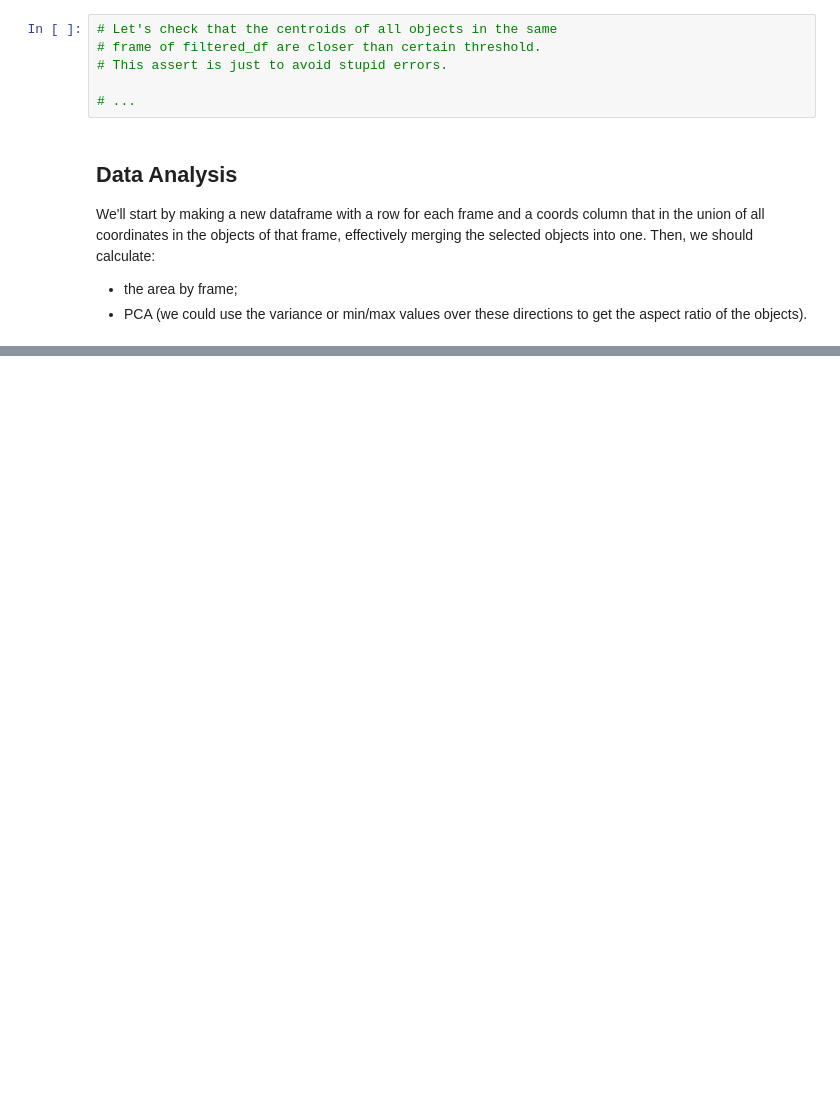
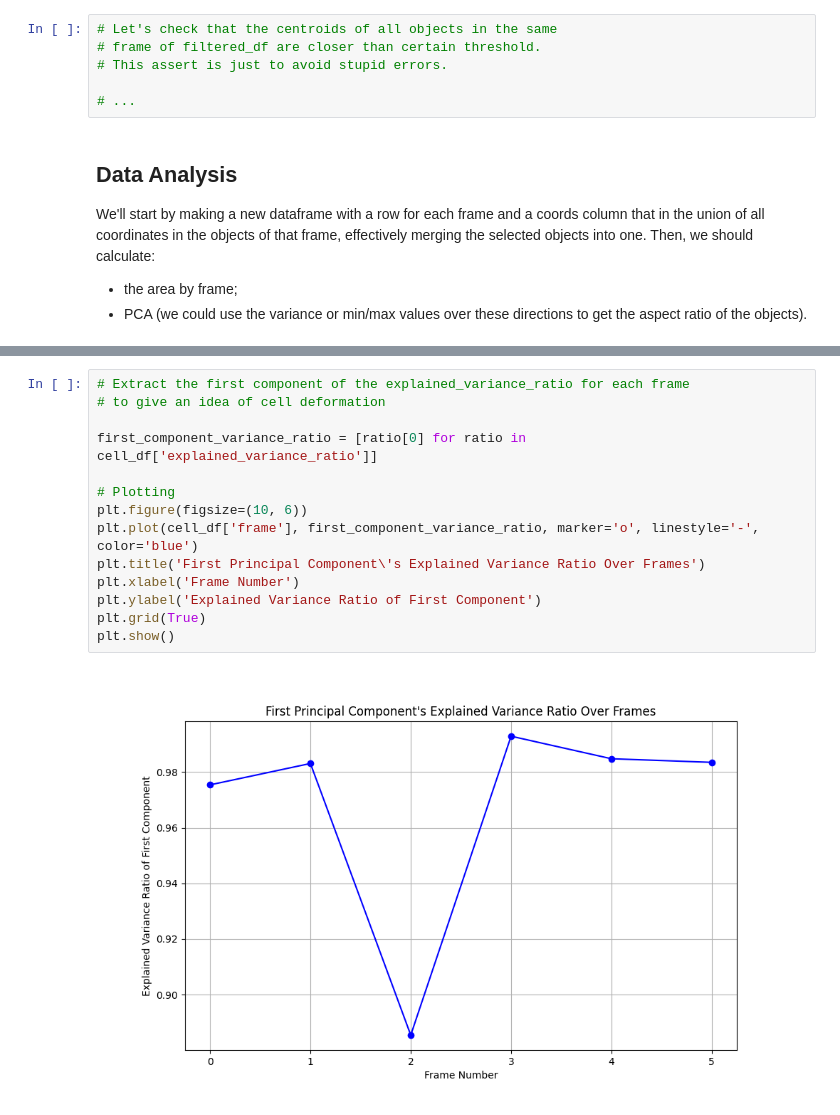
Before and after one commit to gonzaloangaut/tracking_cells, a Jupyter notebook: measuring_cell_deformation.ipynb, the cells around one changed output, grey strips where cells are left out. Saved outputs shown, nothing was run; the diff lists cells and outputs as text; blank space fills up the shorter version.

```diff
--- a/measuring_cell_deformation.ipynb
+++ b/measuring_cell_deformation.ipynb
@@ -423,0 +537,16 @@ We'll start by making a new dataframe with a row for each frame and a coords col
+# %%
+# Extract the first component of the explained_variance_ratio for each frame
+# to give an idea of cell deformation
+
+first_component_variance_ratio = [ratio[0] for ratio in cell_df['explained_variance_ratio']]
+
+# Plotting
+plt.figure(figsize=(10, 6))
+plt.plot(cell_df['frame'], first_component_variance_ratio, marker='o', linestyle='-', color='blue')
+plt.title('First Principal Component\'s Explained Variance Ratio Over Frames')
+plt.xlabel('Frame Number')
+plt.ylabel('Explained Variance Ratio of First Component')
+plt.grid(True)
+plt.show()
+# %% [output]
+[figure, added]
```
Also changed, not shown: parts of 7 cells of this notebook.
